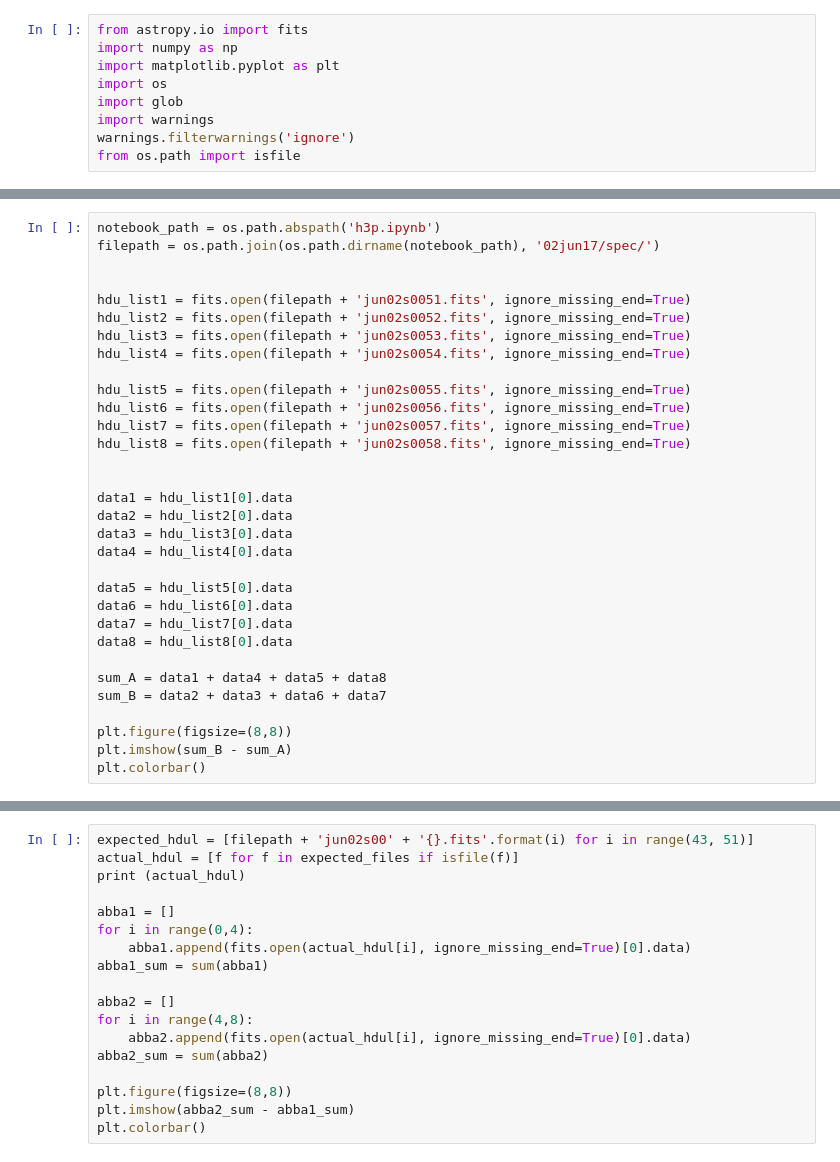
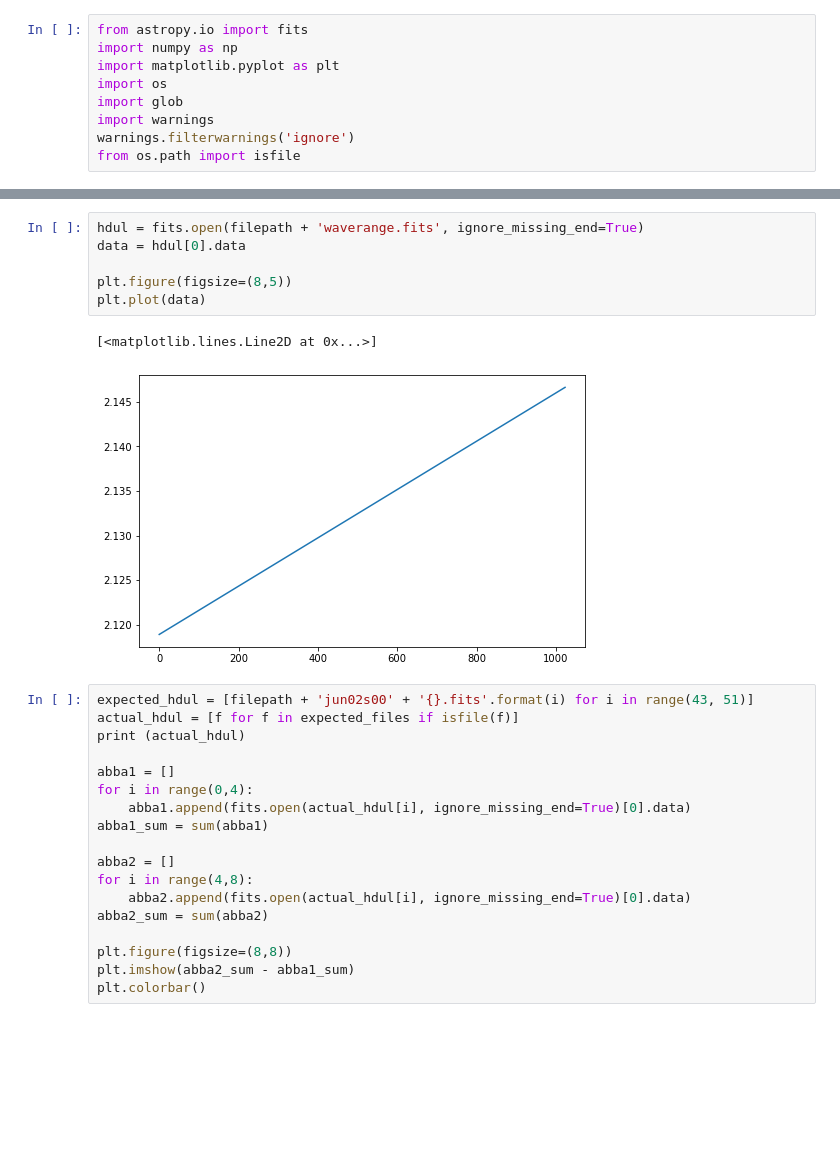
Before and after one commit to ruoyanwangdr/Dynamics-of-Jovian-Infrared-Auroral-Ionosphere-and-Thermosphere, a Jupyter notebook: h3p.ipynb, the cells around one changed output, grey strips where cells are left out. Drawn from its saved outputs; the diff is of its cells as text; blank space fills up the shorter version.

```diff
--- a/h3p.ipynb
+++ b/h3p.ipynb
@@ -55,32 +89,0 @@ plt.colorbar()
-# %%
-notebook_path = os.path.abspath('h3p.ipynb')
-filepath = os.path.join(os.path.dirname(notebook_path), '02jun17/spec/')
-
-
-hdu_list1 = fits.open(filepath + 'jun02s0051.fits', ignore_missing_end=True)
-hdu_list2 = fits.open(filepath + 'jun02s0052.fits', ignore_missing_end=True)
-hdu_list3 = fits.open(filepath + 'jun02s0053.fits', ignore_missing_end=True)
-hdu_list4 = fits.open(filepath + 'jun02s0054.fits', ignore_missing_end=True)
-
-hdu_list5 = fits.open(filepath + 'jun02s0055.fits', ignore_missing_end=True)
-hdu_list6 = fits.open(filepath + 'jun02s0056.fits', ignore_missing_end=True)
-hdu_list7 = fits.open(filepath + 'jun02s0057.fits', ignore_missing_end=True)
-hdu_list8 = fits.open(filepath + 'jun02s0058.fits', ignore_missing_end=True)
-
-
-data1 = hdu_list1[0].data
-data2 = hdu_list2[0].data
-data3 = hdu_list3[0].data
-data4 = hdu_list4[0].data
-
-data5 = hdu_list5[0].data
-data6 = hdu_list6[0].data
-data7 = hdu_list7[0].data
-data8 = hdu_list8[0].data
-
-sum_A = data1 + data4 + data5 + data8
-sum_B = data2 + data3 + data6 + data7
-
-plt.figure(figsize=(8,8))
-plt.imshow(sum_B - sum_A)
-plt.colorbar()
@@ -90,3 +90,12 @@ plt.colorbar()
+# %%
+hdul = fits.open(filepath + 'waverange.fits', ignore_missing_end=True)
+data = hdul[0].data
+
+plt.figure(figsize=(8,5))
+plt.plot(data)
+# %% [output]
+[<matplotlib.lines.Line2D at 0x...>]
+[figure, added]
 # %%
 expected_hdul = [filepath + 'jun02s00' + '{}.fits'.format(i) for i in range(43, 51)]
 actual_hdul = [f for f in expected_files if isfile(f)]
```
Also changed, not shown: parts of 4 cells of this notebook.
